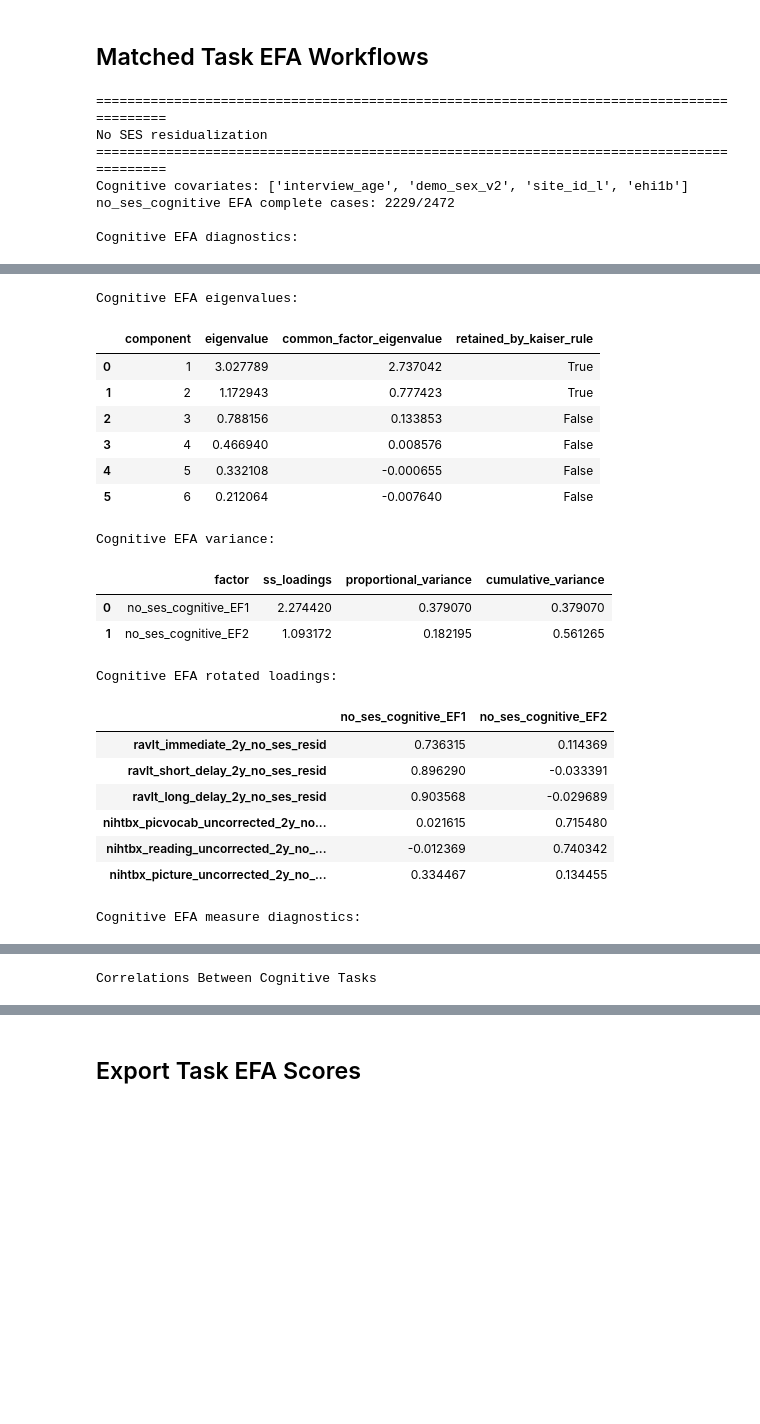
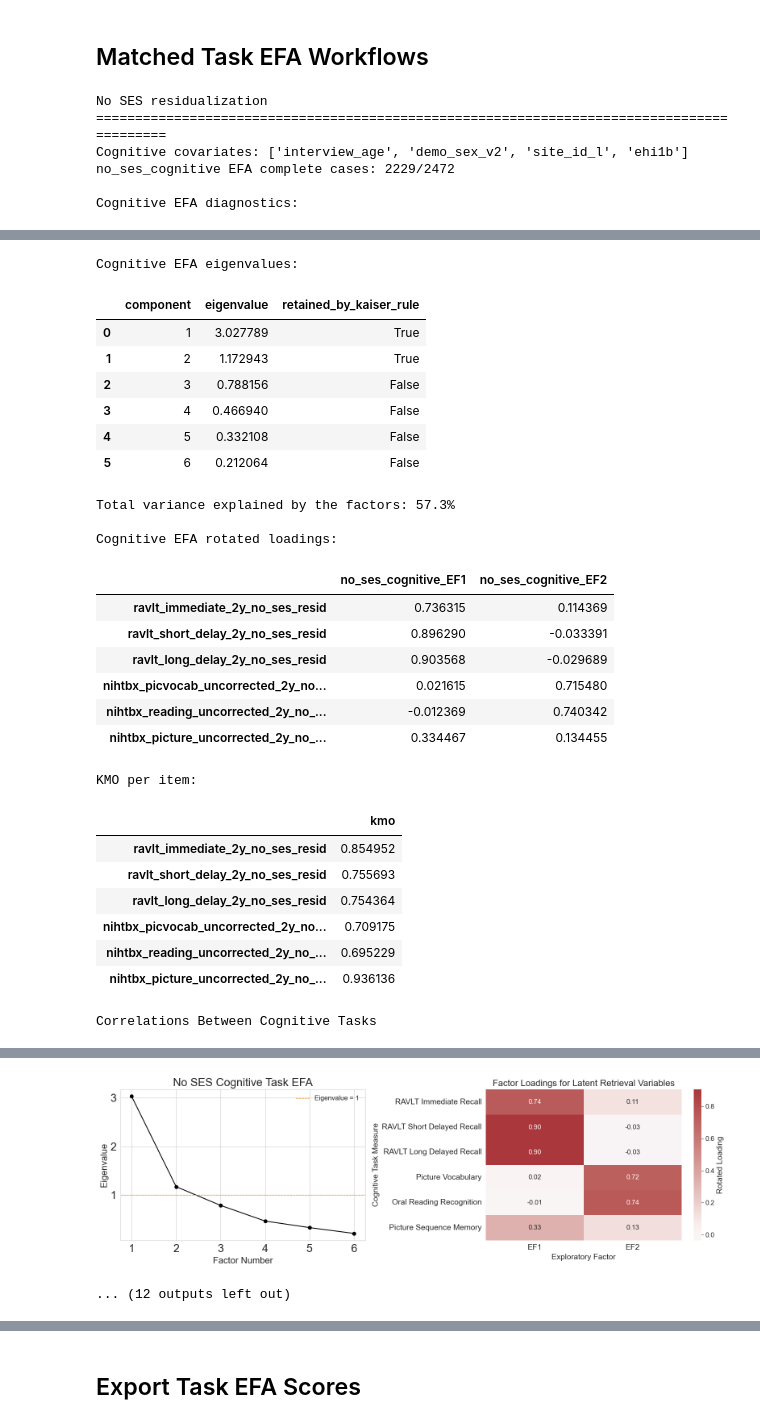
Before and after one commit to Greene-Lab/pMTG, a Jupyter notebook: EFA.ipynb, the cells around one changed output, grey strips where cells are left out. Cells and saved outputs as stored; diff of their text form; code cells hidden in the pictures; blank space fills up the shorter version.

Commit message:
Fixed variance formula, needed unrotated model

```diff
--- a/EFA.ipynb
+++ b/EFA.ipynb
@@ -295,7 +295,7 @@ def fit_efa_scores(
         n_factors=selected_n_factors,
         rotation=rotation,
         method=method,
-        svd_method='lapack',
+        svd_method='lapack', # not relevant with mle as method
     )
     efa.fit(efa_matrix)
     factor_score_array = efa.transform(efa_matrix)
@@ -305,22 +305,14 @@ def fit_efa_scores(
     scores.loc[efa_complete.index, factor_cols] = factor_score_array
 
     loadings = pd.DataFrame(efa.loadings_, index=feature_cols, columns=factor_cols)
-    uniquenesses = pd.Series(efa.get_uniquenesses(), index=feature_cols, name='uniqueness')
-    communalities = pd.Series(efa.get_communalities(), index=feature_cols, name='communality')
-    measure_diagnostics = pd.concat([communalities, uniquenesses], axis=1)
 
-    variance_values, proportional_variance, cumulative_variance = efa.get_factor_variance()
-    variance = pd.DataFrame({
-        'factor': factor_cols,
-        'ss_loadings': variance_values,
-        'proportional_variance': proportional_variance,
-        'cumulative_variance': cumulative_variance,
-    })
+    unrotated = FactorAnalyzer(n_factors=selected_n_factors, rotation=None, method=method)
+    unrotated.fit(efa_matrix)
+    total_variance = unrotated.get_factor_variance()[2][-1]
 
     eigenvalues_table = pd.DataFrame({
         'component': np.arange(1, len(eigenvalues) + 1),
         'eigenvalue': eigenvalues,
-        'common_factor_eigenvalue': common_factor_eigenvalues,
         'retained_by_kaiser_rule': eigenvalues > 1.0,
     })
 
@@ -349,10 +341,9 @@ def fit_efa_scores(
         'score_cols': factor_cols,
         'scores': scores,
         'loadings': loadings,
-        'variance': variance,
+        'total_variance': total_variance,
         'eigenvalues': eigenvalues_table,
         'diagnostics': diagnostics,
-        'measure_diagnostics': measure_diagnostics,
         'kmo_per_item': kmo_per_item,
     }
 
@@ -458,8 +449,6 @@ def plot_cognitive_measure_correlations(efa_input, feature_cols, labels, title):
 efa_model_outputs = {}
 
 for spec in EFA_MODEL_SPECS:
-    print()
-    print('=' * 90)
     print(spec['label'])
     print('=' * 90)
     print('Cognitive covariates:', spec['cognitive_covariates'])
@@ -489,64 +478,68 @@ for spec in EFA_MODEL_SPECS:
     print('Cognitive EFA eigenvalues:')
     display(cognitive_efa_result['eigenvalues'])
     print()
-    print('Cognitive EFA variance:')
-    display(cognitive_efa_result['variance'])
+    print(f"Total variance explained by the factors: {cognitive_efa_result['total_variance']:.1%}")
     print()
     print('Cognitive EFA rotated loadings:')
     display(cognitive_efa_result['loadings'])
     print()
-    print('Cognitive EFA measure diagnostics:')
-    display(cognitive_efa_result['measure_diagnostics'].join(cognitive_efa_result['kmo_per_item']))
+    print('KMO per item:')
+    display(cognitive_efa_result['kmo_per_item'])
 
     plot_cognitive_measure_correlations(
         cognitive_efa_result['input'],
         cognitive_resid_cols,
         task_labels,
         title='Correlations Between Cognitive Tasks',
     )
     plot_cognitive_efa_summary(
         cognitive_efa_result,
         task_labels,
         title=f"{spec['short_label']} Cognitive Task EFA",
     )
 
     efa_model_outputs[spec['model_name']] = {
         'spec': spec,
         'cognitive_resid_cols': cognitive_resid_cols,
         'task_labels': task_labels,
         'cognitive_efa': cognitive_efa_result,
     }
 
 no_ses_model = efa_model_outputs['without_ses_residualization']
 ses_model = efa_model_outputs['with_ses_residualization']
 # %% [output]
-==========================================================================================
 No SES residualization
 ==========================================================================================
 Cognitive covariates: ['interview_age', 'demo_sex_v2', 'site_id_l', 'ehi1b']
 no_ses_cognitive EFA complete cases: 2229/2472
 
 Cognitive EFA diagnostics:
 |  | score_prefix | n_complete | n_measures | n_factors | factor_selection_rule | rotation | method | ... |
 | 0 | no_ses_cognitive | 2229 | 6 | 2 | kaiser_eigenvalue_gt_1 | oblimin | ml | ... |
 Cognitive EFA eigenvalues:
-|  | component | eigenvalue | common_factor_eigenvalue | retained_by_kaiser_rule |
-| 0 | 1 | 3.027789 | 2.737042 | True |
-| 1 | 2 | 1.172943 | 0.777423 | True |
-| 2 | 3 | 0.788156 | 0.133853 | False |
-| 3 | 4 | 0.466940 | 0.008576 | False |
-| 4 | 5 | 0.332108 | -0.000655 | False |
-| 5 | 6 | 0.212064 | -0.007640 | False |
+|  | component | eigenvalue | retained_by_kaiser_rule |
+| 0 | 1 | 3.027789 | True |
+| 1 | 2 | 1.172943 | True |
+| 2 | 3 | 0.788156 | False |
+| 3 | 4 | 0.466940 | False |
+| 4 | 5 | 0.332108 | False |
+| 5 | 6 | 0.212064 | False |
-Cognitive EFA variance:
+Total variance explained by the factors: 57.3%
+
+Cognitive EFA rotated loadings:
-|  | factor | ss_loadings | proportional_variance | cumulative_variance |
-| 0 | no_ses_cognitive_EF1 | 2.274420 | 0.379070 | 0.379070 |
-| 1 | no_ses_cognitive_EF2 | 1.093172 | 0.182195 | 0.561265 |
+|  | no_ses_cognitive_EF1 | no_ses_cognitive_EF2 |
+| ravlt_immediate_2y_no_ses_resid | 0.736315 | 0.114369 |
+| ravlt_short_delay_2y_no_ses_resid | 0.896290 | -0.033391 |
+| ravlt_long_delay_2y_no_ses_resid | 0.903568 | -0.029689 |
+| nihtbx_picvocab_uncorrected_2y_no... | 0.021615 | 0.715480 |
+| nihtbx_reading_uncorrected_2y_no_... | -0.012369 | 0.740342 |
+| nihtbx_picture_uncorrected_2y_no_... | 0.334467 | 0.134455 |
-Cognitive EFA rotated loadings:
+KMO per item:
-|  | no_ses_cognitive_EF1 | no_ses_cognitive_EF2 |
-| ravlt_immediate_2y_no_ses_resid | 0.736315 | 0.114369 |
-| ravlt_short_delay_2y_no_ses_resid | 0.896290 | -0.033391 |
-| ravlt_long_delay_2y_no_ses_resid | 0.903568 | -0.029689 |
-| nihtbx_picvocab_uncorrected_2y_no... | 0.021615 | 0.715480 |
-| nihtbx_reading_uncorrected_2y_no_... | -0.012369 | 0.740342 |
-| nihtbx_picture_uncorrected_2y_no_... | 0.334467 | 0.134455 |
+|  | kmo |
+| ravlt_immediate_2y_no_ses_resid | 0.854952 |
+| ravlt_short_delay_2y_no_ses_resid | 0.755693 |
+| ravlt_long_delay_2y_no_ses_resid | 0.754364 |
+| nihtbx_picvocab_uncorrected_2y_no... | 0.709175 |
+| nihtbx_reading_uncorrected_2y_no_... | 0.695229 |
+| nihtbx_picture_uncorrected_2y_no_... | 0.936136 |
-Cognitive EFA measure diagnostics:
+Correlations Between Cognitive Tasks
@@ -560 +554,2 @@ Cognitive EFA measure diagnostics:
+[figure, added]
-Correlations Between Cognitive Tasks
+... (12 outputs left out)
```
Also changed, not shown: parts of 1 cell of this notebook.
